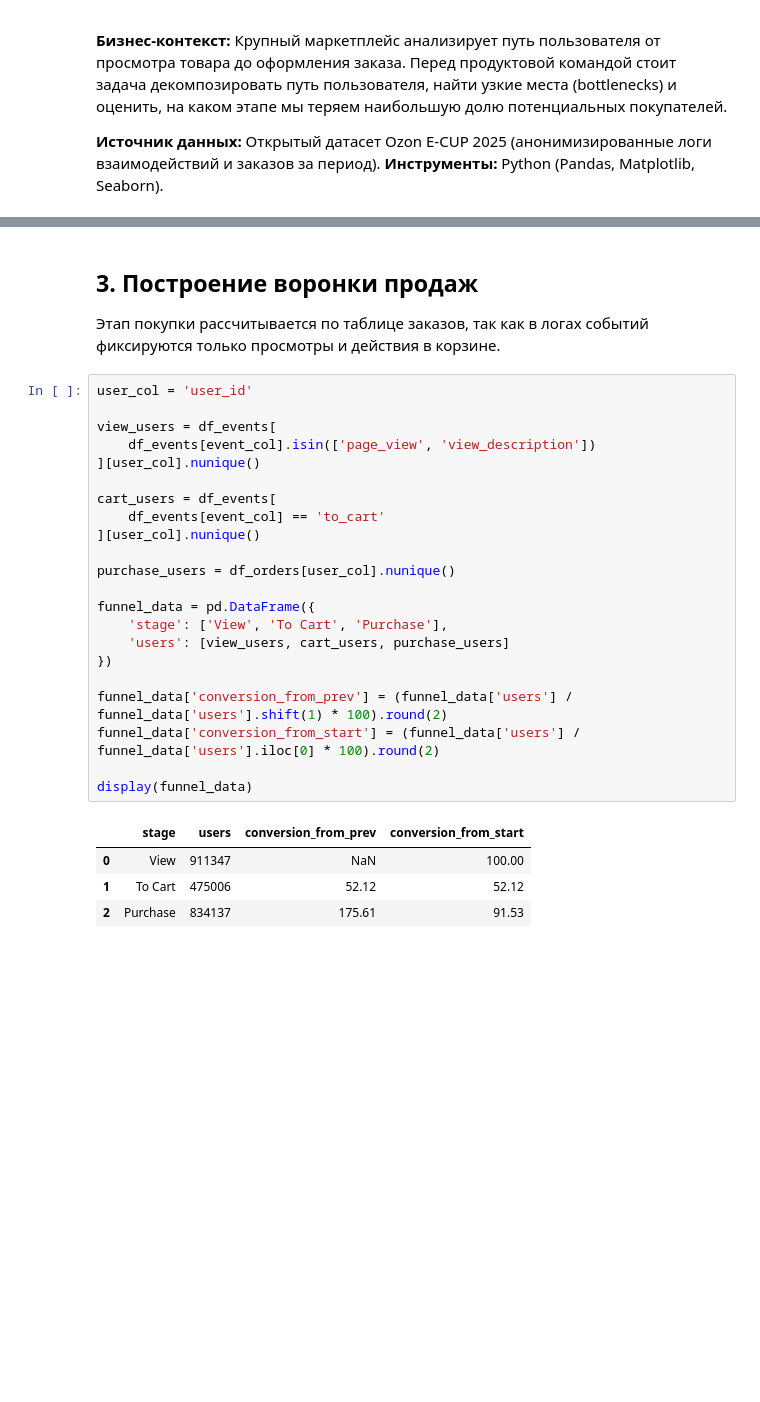
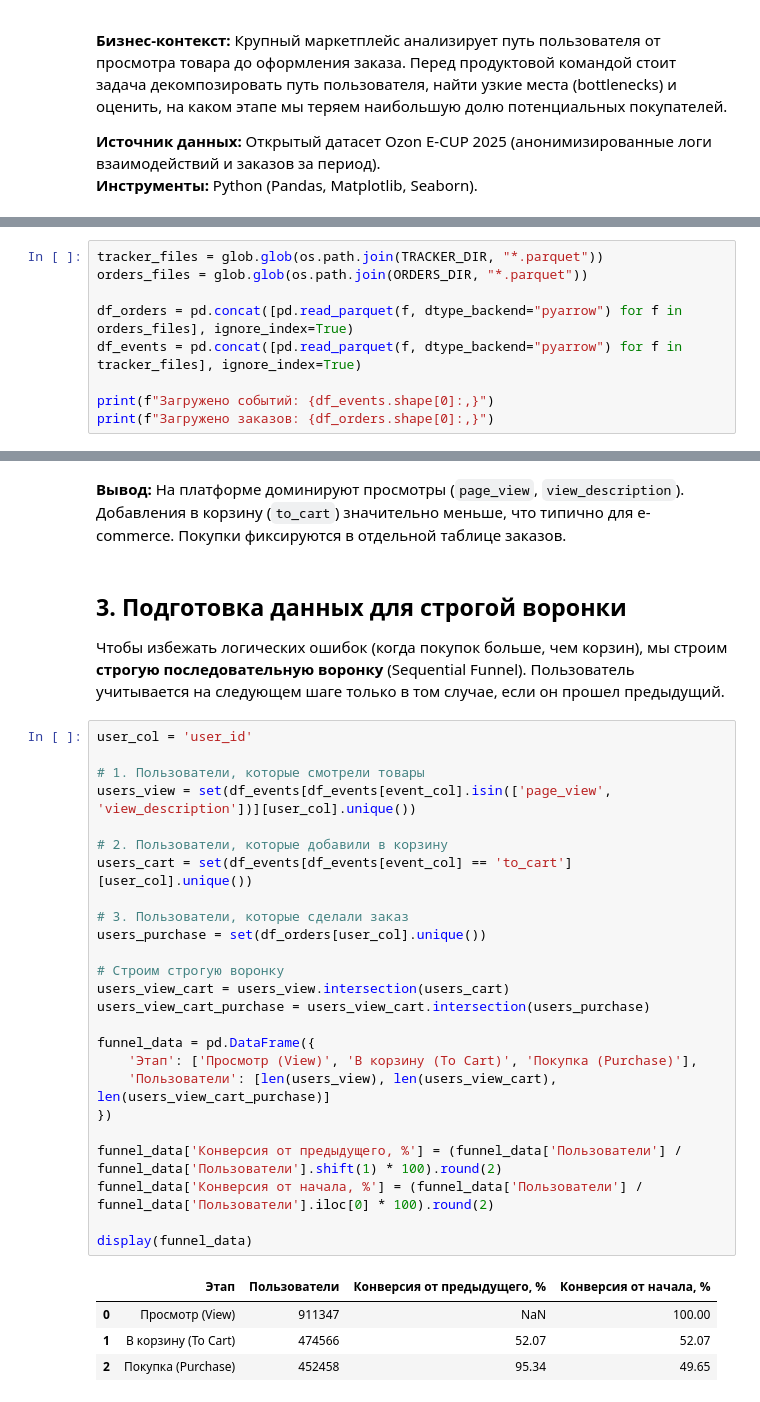
Before and after one commit to veta-suhih/ecommerce-funnel-ab-test, a Jupyter notebook: notebooks/01_funnel_analysis.ipynb, the cells around one changed output, grey strips where cells are left out. Drawn from its saved outputs; the diff is of its cells as text; blank space fills up the shorter version.

Commit message:
feat: complete funnel analysis and A/B test with visualizations

```diff
--- a/notebooks/01_funnel_analysis.ipynb
+++ b/notebooks/01_funnel_analysis.ipynb
@@ -41,0 +25,9 @@ print(f"Загружено заказов: {df_orders.shape[0]:,}")
+# %%
+tracker_files = glob.glob(os.path.join(TRACKER_DIR, "*.parquet"))
+orders_files = glob.glob(os.path.join(ORDERS_DIR, "*.parquet"))
+
+df_orders = pd.concat([pd.read_parquet(f, dtype_backend="pyarrow") for f in orders_files], ignore_index=True)
+df_events = pd.concat([pd.read_parquet(f, dtype_backend="pyarrow") for f in tracker_files], ignore_index=True)
+
+print(f"Загружено событий: {df_events.shape[0]:,}")
+print(f"Загружено заказов: {df_orders.shape[0]:,}")
@@ -79,33 +94,39 @@ plt.savefig("../images/funnel/01_event_distribution.png", dpi=150, bbox_inches="
 plt.show()
 # %% [output]
 [figure]
+# %% [markdown]
+**Вывод:** На платформе доминируют просмотры (`page_view`, `view_description`). Добавления в корзину (`to_cart`) значительно меньше, что типично для e-commerce. Покупки фиксируются в отдельной таблице заказов.
 # %% [markdown]
-## 3. Построение воронки продаж
-Этап покупки рассчитывается по таблице заказов, так как в логах событий фиксируются только просмотры и действия в корзине.
+## 3. Подготовка данных для строгой воронки
+
+Чтобы избежать логических ошибок (когда покупок больше, чем корзин), мы строим **строгую последовательную воронку** (Sequential Funnel). Пользователь учитывается на следующем шаге только в том случае, если он прошел предыдущий.
 # %%
 user_col = 'user_id'
 
-view_users = df_events[
-    df_events[event_col].isin(['page_view', 'view_description'])
-][user_col].nunique()
+# 1. Пользователи, которые смотрели товары
+users_view = set(df_events[df_events[event_col].isin(['page_view', 'view_description'])][user_col].unique())
 
-cart_users = df_events[
-    df_events[event_col] == 'to_cart'
-][user_col].nunique()
+# 2. Пользователи, которые добавили в корзину
+users_cart = set(df_events[df_events[event_col] == 'to_cart'][user_col].unique())
 
-purchase_users = df_orders[user_col].nunique()
+# 3. Пользователи, которые сделали заказ
+users_purchase = set(df_orders[user_col].unique())
+
+# Строим строгую воронку
+users_view_cart = users_view.intersection(users_cart)
+users_view_cart_purchase = users_view_cart.intersection(users_purchase)
 
 funnel_data = pd.DataFrame({
-    'stage': ['View', 'To Cart', 'Purchase'],
-    'users': [view_users, cart_users, purchase_users]
+    'Этап': ['Просмотр (View)', 'В корзину (To Cart)', 'Покупка (Purchase)'],
+    'Пользователи': [len(users_view), len(users_view_cart), len(users_view_cart_purchase)]
 })
 
-funnel_data['conversion_from_prev'] = (funnel_data['users'] / funnel_data['users'].shift(1) * 100).round(2)
-funnel_data['conversion_from_start'] = (funnel_data['users'] / funnel_data['users'].iloc[0] * 100).round(2)
+funnel_data['Конверсия от предыдущего, %'] = (funnel_data['Пользователи'] / funnel_data['Пользователи'].shift(1) * 100).round(2)
+funnel_data['Конверсия от начала, %'] = (funnel_data['Пользователи'] / funnel_data['Пользователи'].iloc[0] * 100).round(2)
 
 display(funnel_data)
 # %% [output]
-|  | stage | users | conversion_from_prev | conversion_from_start |
-| 0 | View | 911347 | NaN | 100.00 |
-| 1 | To Cart | 475006 | 52.12 | 52.12 |
-| 2 | Purchase | 834137 | 175.61 | 91.53 |
+|  | Этап | Пользователи | Конверсия от предыдущего, % | Конверсия от начала, % |
+| 0 | Просмотр (View) | 911347 | NaN | 100.00 |
+| 1 | В корзину (To Cart) | 474566 | 52.07 | 52.07 |
+| 2 | Покупка (Purchase) | 452458 | 95.34 | 49.65 |
```
Also changed, not shown: parts of 16 cells of this notebook, 11 other files.
